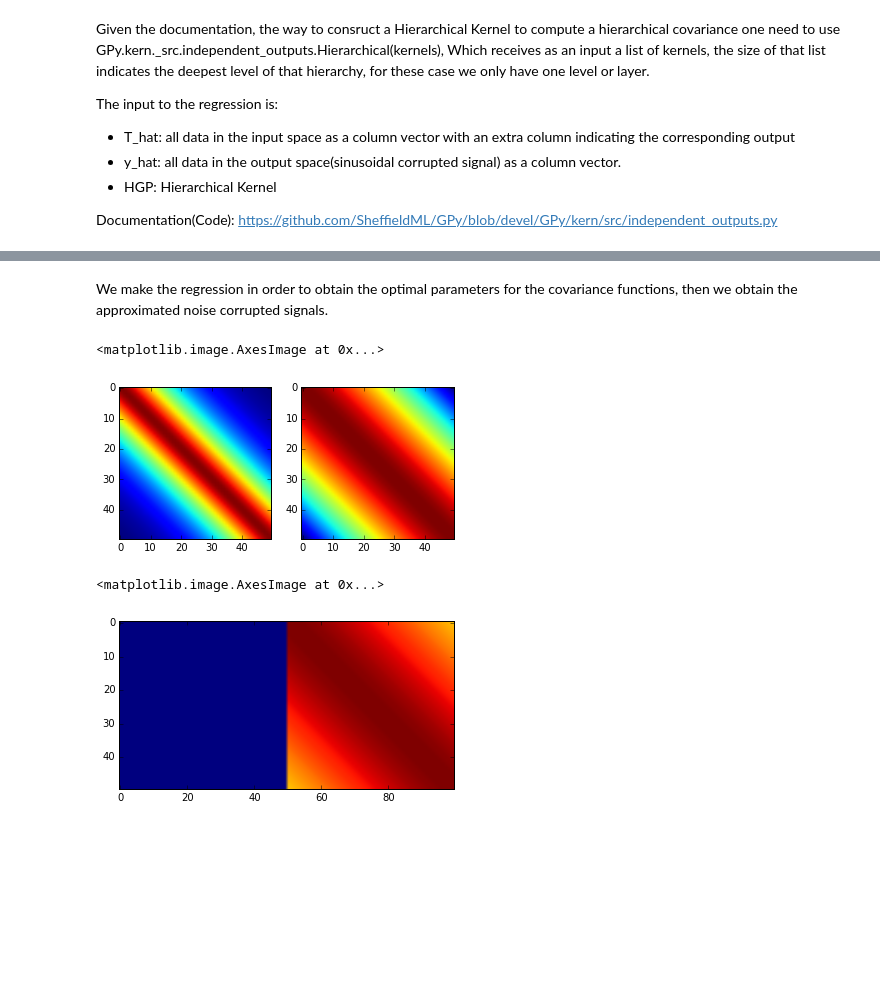
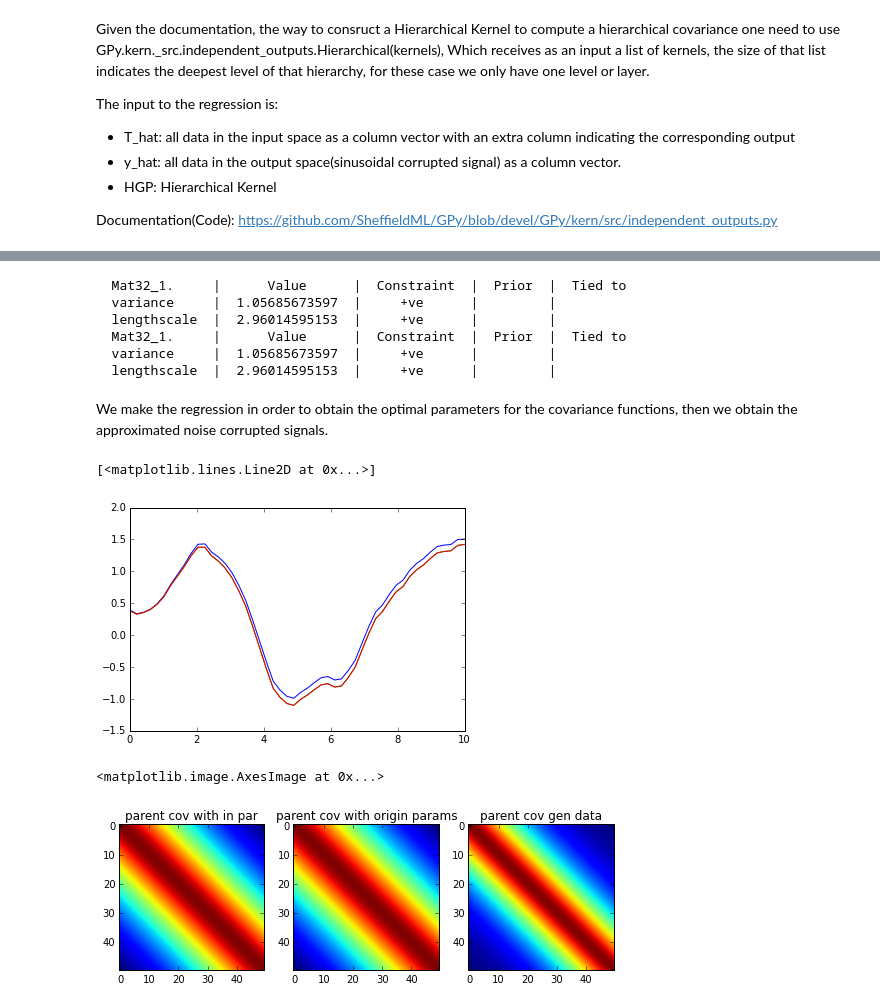
Before and after one commit to juangil/machine_learning_class, a Jupyter notebook: GP_tests/mocap_test_1/HGP_Tests.ipynb, the cells around one changed output, grey strips where cells are left out. Saved outputs shown, nothing was run; the diff lists cells and outputs as text; code cells hidden in the pictures; blank space fills up the shorter version.

Commit message:
Tests with single hierarchy

```diff
--- a/GP_tests/mocap_test_1/HGP_Tests.ipynb
+++ b/GP_tests/mocap_test_1/HGP_Tests.ipynb
@@ -98,19 +144,42 @@ pb.plot(inp, g_n)
+# %%
+print k1
+mu, mvar = model.predict(inp, kern=k1, full_cov=True)
+#model.hierarchy.Mat32_1.variance = kg.variance
+#model.hierarchy.Mat32_1.lengthscale = kg.lengthscale
+#model.hierarchy.Mat32.variance = kf.variance
+#model.hierarchy.Mat32.lengthscale = kf.lengthscale
+print k1
+# %% [output]
+  Mat32_1.     |      Value      |  Constraint  |  Prior  |  Tied to
+  variance     |  1.05685673597  |     +ve      |         |
+  lengthscale  |  2.96014595153  |     +ve      |         |
+  Mat32_1.     |      Value      |  Constraint  |  Prior  |  Tied to
+  variance     |  1.05685673597  |     +ve      |         |
+  lengthscale  |  2.96014595153  |     +ve      |         |
 # %% [markdown]
 We make the regression in order to obtain the optimal parameters for the covariance functions, then we obtain the approximated noise corrupted signals.
-# %%
-plt.subplot(1,2,1)
-plt.imshow(mvar)
-plt.subplot(1,2,2)
-plt.imshow(C_parent_gen)
-# %% [output]
-<matplotlib.image.AxesImage at 0x...>
-[figure, removed]
-# %%
-cov_comp = np.hstack([mvar,C_parent_gen])
-pb.imshow(cov_comp)
-# %% [output]
-<matplotlib.image.AxesImage at 0x...>
-[figure, removed]
+# %%
+mu2, mvar2 = model.predict(inp, kern=k1, full_cov=True)
+pb.plot(inp, g_n)
+pb.plot(inp, mu)
+pb.plot(inp, mu2)
+# %% [output]
+[<matplotlib.lines.Line2D at 0x...>]
+[figure, added]
+# %%
+plt.figure(1, figsize=(12,6))
+plt.subplot(1,4,1)
+plt.title('parent cov with in par')
+plt.imshow(mvar)
+plt.subplot(1,4,2)
+plt.title('parent cov with origin params')
+plt.imshow(mvar2)
+plt.subplot(1,4,3)
+plt.title('parent cov gen data')
+plt.imshow(C_parent_gen)
+# %% [output]
+<matplotlib.image.AxesImage at 0x...>
+[figure, added]
 # %%
 for i in range(n_sons):
         model.plot(fignum=1,fixed_inputs=[(1, i)], plot_raw=True)
```
Also changed, not shown: parts of 22 cells of this notebook.
